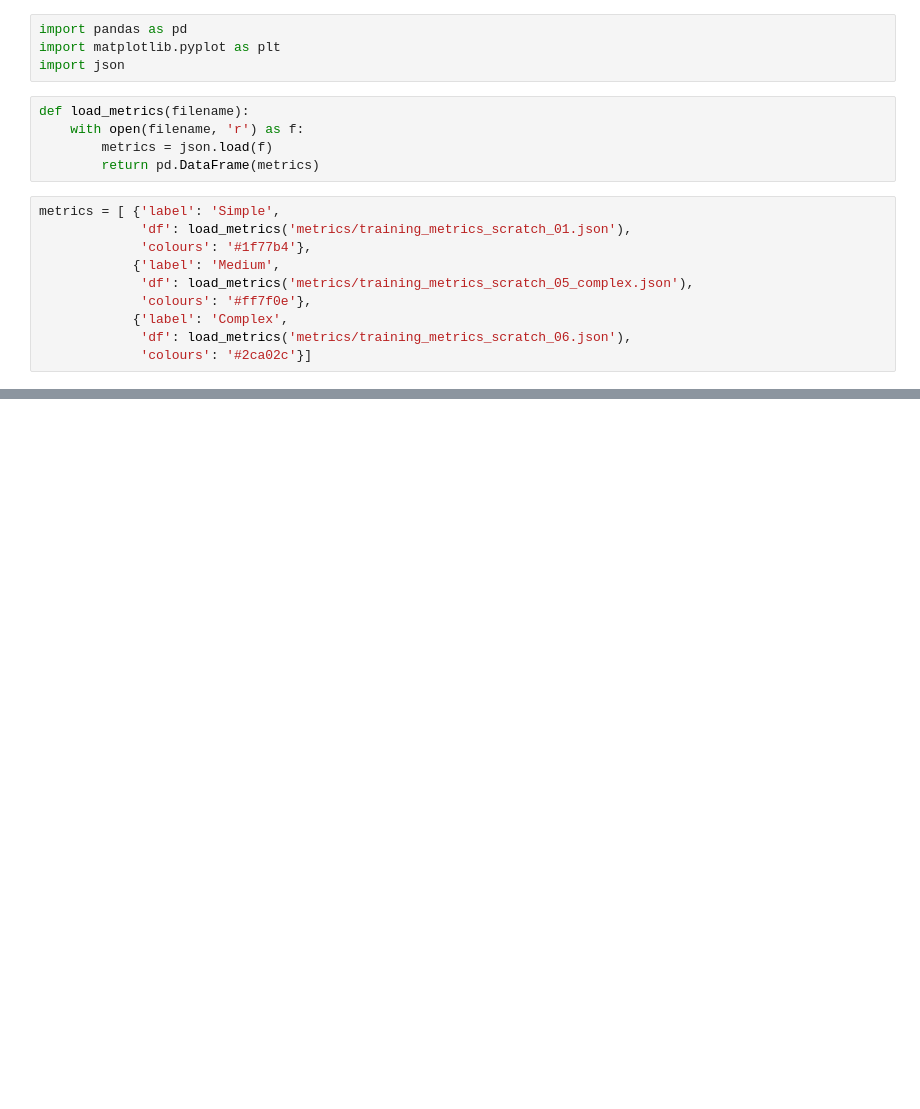
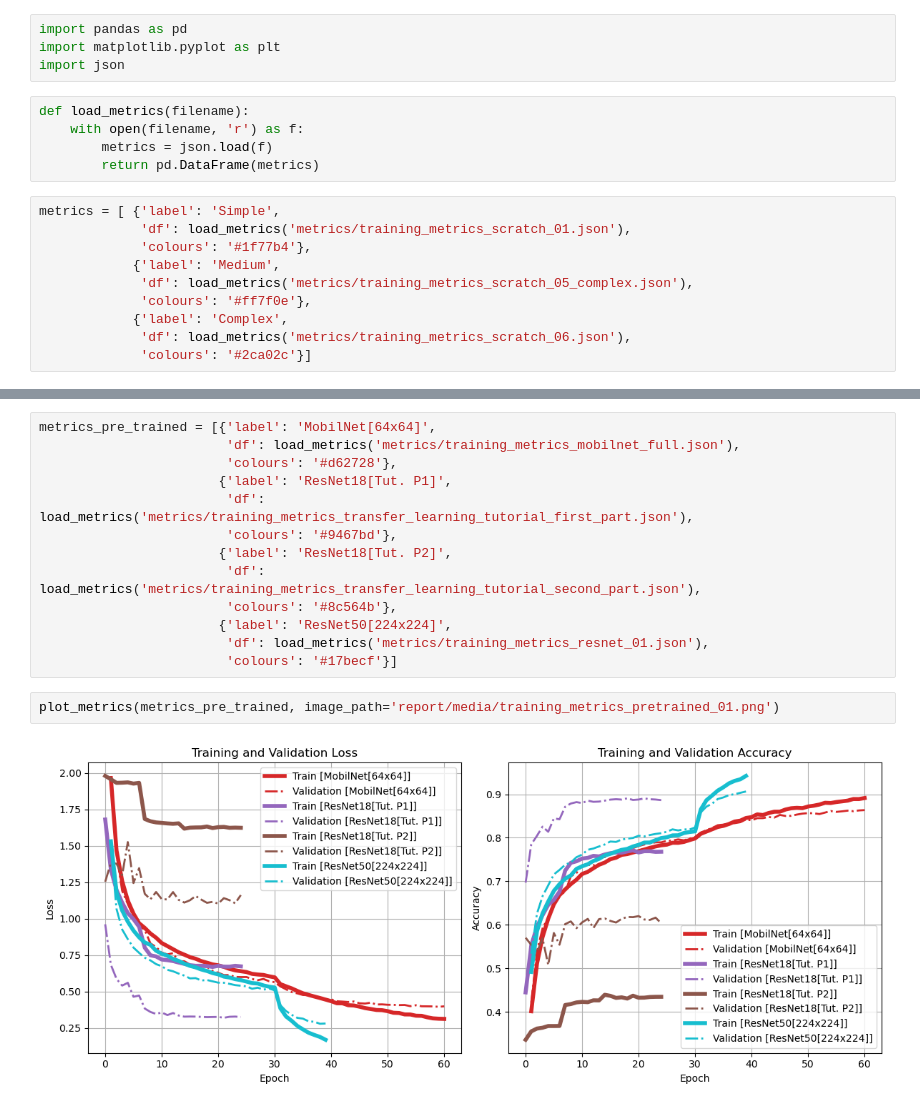
Before and after one commit to vmchura/practice_pytorch_images, a Jupyter notebook: PerformanceOfModels.ipynb, the cells around one changed output, grey strips where cells are left out. Saved outputs shown, nothing was run; the diff lists cells and outputs as text; blank space fills up the shorter version.

```diff
--- a/PerformanceOfModels.ipynb
+++ b/PerformanceOfModels.ipynb
@@ -50,0 +51,17 @@ plot_metrics(metrics, image_path='report/media/training_metrics_scratch_01.png')
+# %%
+metrics_pre_trained = [{'label': 'MobilNet[64x64]',
+                        'df': load_metrics('metrics/training_metrics_mobilnet_full.json'),
+                        'colours': '#d62728'},
+                       {'label': 'ResNet18[Tut. P1]',
+                        'df': load_metrics('metrics/training_metrics_transfer_learning_tutorial_first_part.json'),
+                        'colours': '#9467bd'},
+                       {'label': 'ResNet18[Tut. P2]',
+                        'df': load_metrics('metrics/training_metrics_transfer_learning_tutorial_second_part.json'),
+                        'colours': '#8c564b'},
+                       {'label': 'ResNet50[224x224]',
+                        'df': load_metrics('metrics/training_metrics_resnet_01.json'),
+                        'colours': '#17becf'}]
+# %%
+plot_metrics(metrics_pre_trained, image_path='report/media/training_metrics_pretrained_01.png')
+# %% [output]
+[figure, added]
```
Also changed, not shown: parts of 2 cells of this notebook, 8 other files.
